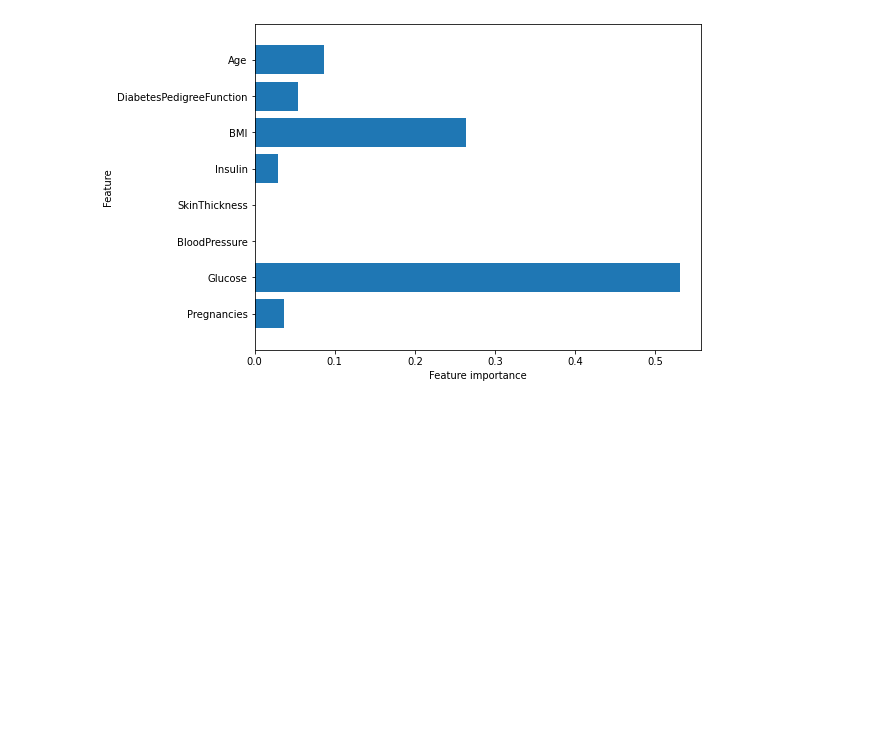
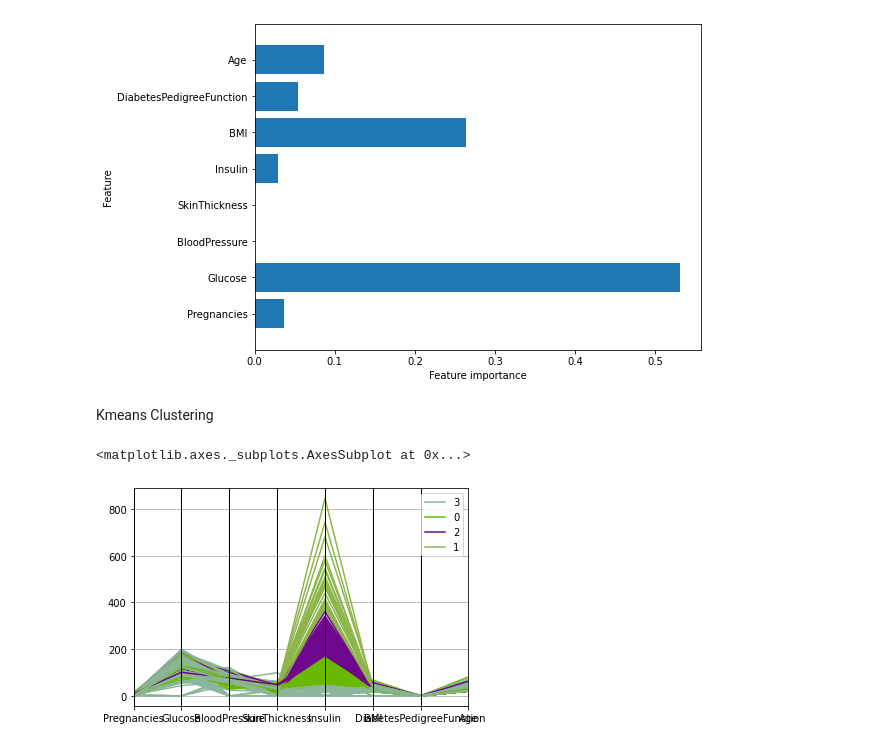
Before and after one commit to prkprime/trimester-9, a Jupyter notebook: ML/MiniProject/DiabetesDetection.ipynb, the cells around one changed output. Saved outputs shown, nothing was run; the diff lists cells and outputs as text; code cells hidden in the pictures; blank space fills up the shorter version.

```diff
--- a/ML/MiniProject/DiabetesDetection.ipynb
+++ b/ML/MiniProject/DiabetesDetection.ipynb
@@ -11,9 +13,9 @@ from sklearn.tree import DecisionTreeClassifier
 # %%
-#reading datasets
+#reading and preprocessing datasets
 diabetes_dataset = pd.read_csv('diabetes.csv')
 print(f'Column names : {list(diabetes_dataset.columns)}')
-X = diabetes_dataset.iloc[:, :-1]
-y = diabetes_dataset.iloc[:, -1]
+imp = SimpleImputer(missing_values=np.NaN)
+diabetes_dataset = pd.DataFrame(imp.fit_transform(diabetes_dataset), columns=diabetes_dataset.columns)
 diabetes_dataset.head()
 # %% [output]
 Column names : ['Pregnancies', 'Glucose', 'BloodPressure', 'SkinThickness', 'Insulin', 'BMI', 'DiabetesPedigreeFunction', 'Age', 'Outcome']
@@ -174,3 +179,14 @@ plot_feature_importances_diabetes(tree)
 plt.savefig('feature_importance')
 # %% [output]
 [figure]
+# %% [markdown]
+Kmeans Clustering
+# %%
+kmeans = KMeans(n_clusters=4, random_state=1)
+kmeans.fit(X)
+predict = kmeans.predict(X)
+X['cluster'] = predict
+pd.plotting.parallel_coordinates(X, 'cluster')
+# %% [output]
+<matplotlib.axes._subplots.AxesSubplot at 0x...>
+[figure, added]
```
Also changed, not shown: parts of 6 cells of this notebook.
